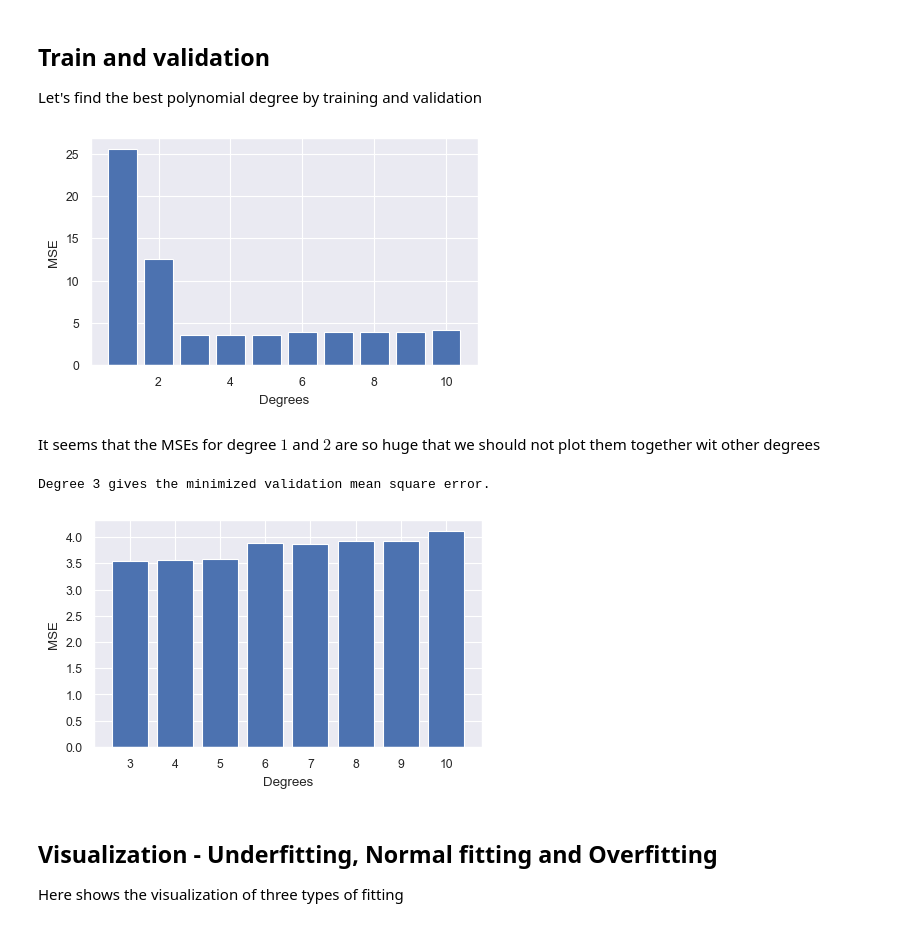
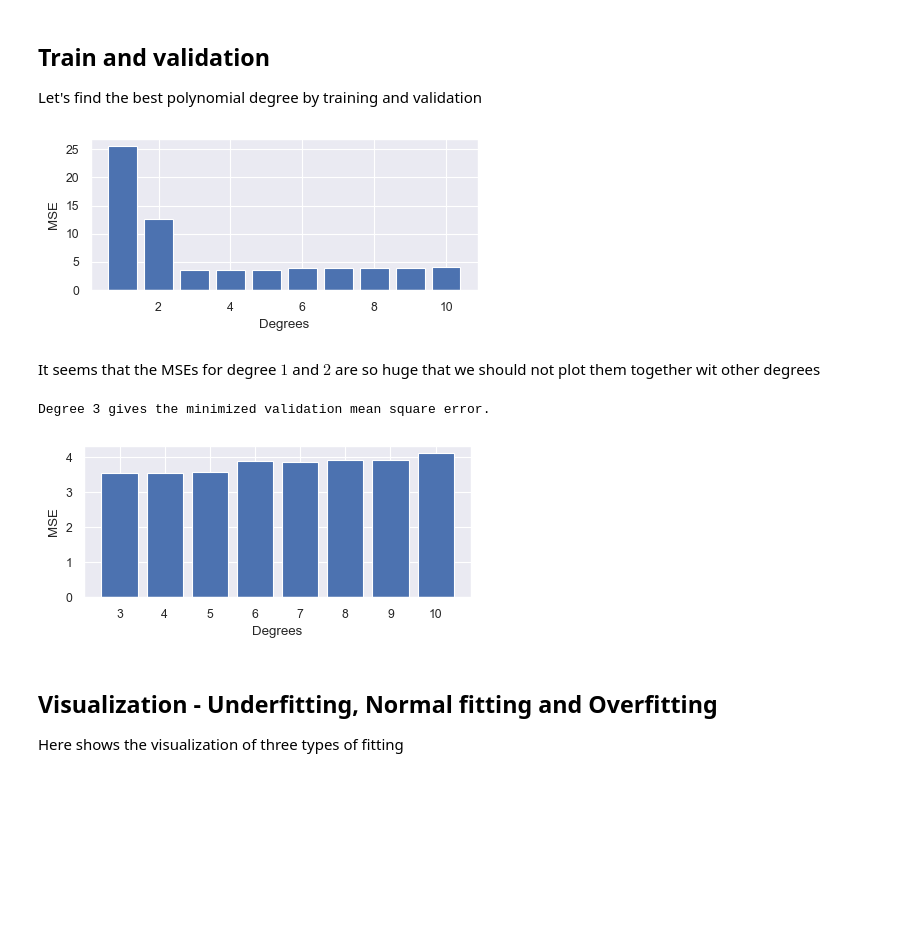
Before and after one commit to Knoero/MachineLearning, a Jupyter notebook: 1 Basics/01 Generalization and Regularization.ipynb, the cells around one changed output. Saved outputs shown, nothing was run; the diff lists cells and outputs as text; code cells hidden in the pictures; blank space fills up the shorter version.

```diff
--- a/1 Basics/01 Generalization.ipynb
+++ b/1 Basics/01 Generalization and Regularization.ipynb
@@ -324,45 +323,45 @@ Let's find the best polynomial degree by training and validation
 # %%
 from sklearn.linear_model import LinearRegression
 from sklearn.pipeline import make_pipeline
 from sklearn.preprocessing import PolynomialFeatures
 
 # Try with different degree
 degrees = np.arange(1, 11)
 MSE = []
 Estimator = []
 for index, degree in enumerate(degrees):
     # Assign the regression model and preprocessing method
     estimator = make_pipeline(PolynomialFeatures(degree), LinearRegression())
     # Fit with the created model
     estimator.fit(x_train, y_train)
     # See the performance on evaluation points
     y_pred = estimator.predict(x_val).reshape(-1, 1)
     # Calculate the validation MSE
     loss = np.sum((y_pred - y_val)**2) / y_pred.shape[0]
     Estimator.append(estimator)
     MSE.append(loss)
 # Plot out the MSE for different degrees
-fig, ax = plt.subplots(figsize=(5, 3), dpi=100)
+fig, ax = plt.subplots(figsize=(5, 2), dpi=100)
 ax.bar(range(1, len(MSE) + 1), MSE)
 ax.set_xlabel('Degrees')
 ax.set_ylabel('MSE')
 plt.show()
 # %% [output]
-[figure, old version]
+[figure, new version]
 # %% [markdown]
 It seems that the MSEs for degree $1$ and $2$ are so huge that we should not plot them together wit other degrees
 # %%
 # Get the minimum index
 print("Degree %d gives the minimized validation mean square error."%(np.argmin(MSE)+1))
 # Plot out the MSE for different degrees
-fig, ax = plt.subplots(figsize=(5, 3), dpi=100)
+fig, ax = plt.subplots(figsize=(5, 2), dpi=100)
 ax.bar(range(3, len(MSE) + 1), MSE[2:])
 ax.set_xlabel('Degrees')
 ax.set_ylabel('MSE')
 plt.show()
 # %% [output]
 Degree 3 gives the minimized validation mean square error.
-[figure, old version]
+[figure, new version]
 # %% [markdown]
 ## Visualization - Underfitting, Normal fitting and Overfitting
 Here shows the visualization of three types of fitting
```
Also changed, not shown: parts of 13 cells of this notebook, 2 other files.
